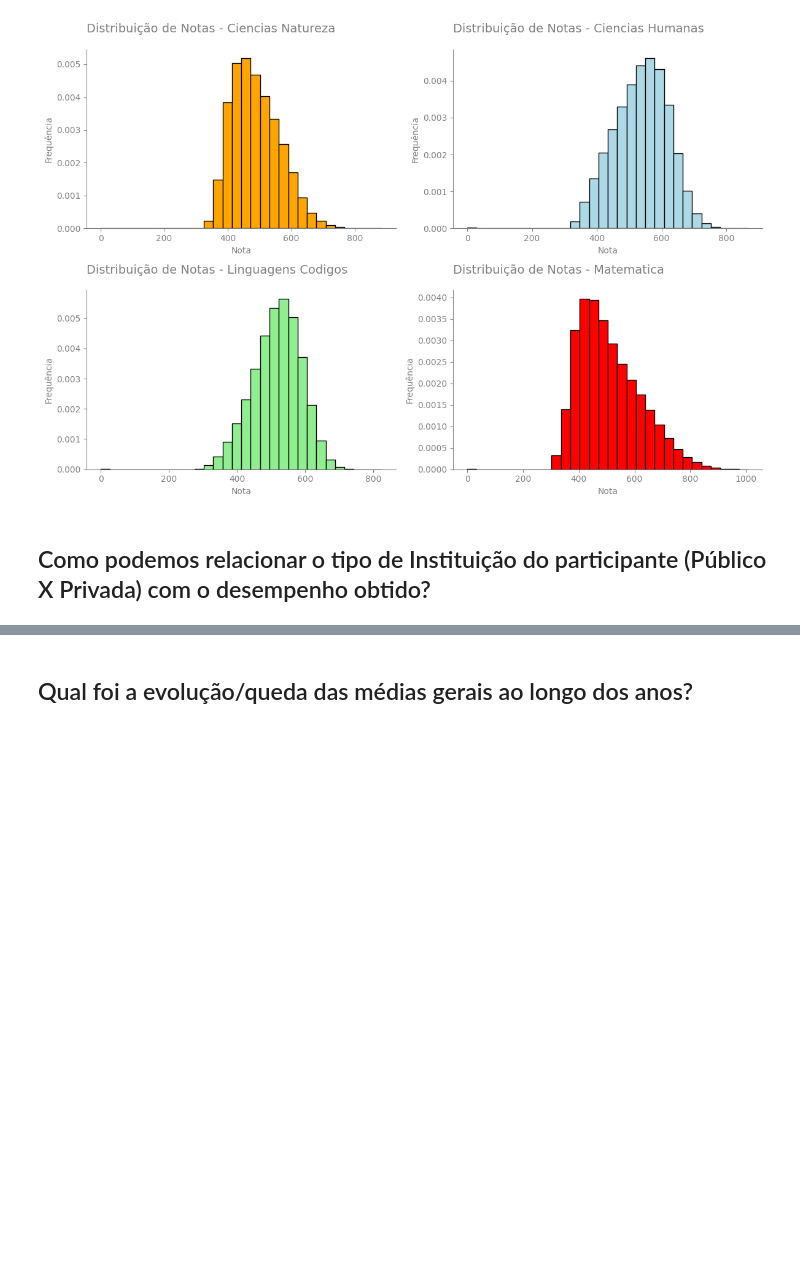
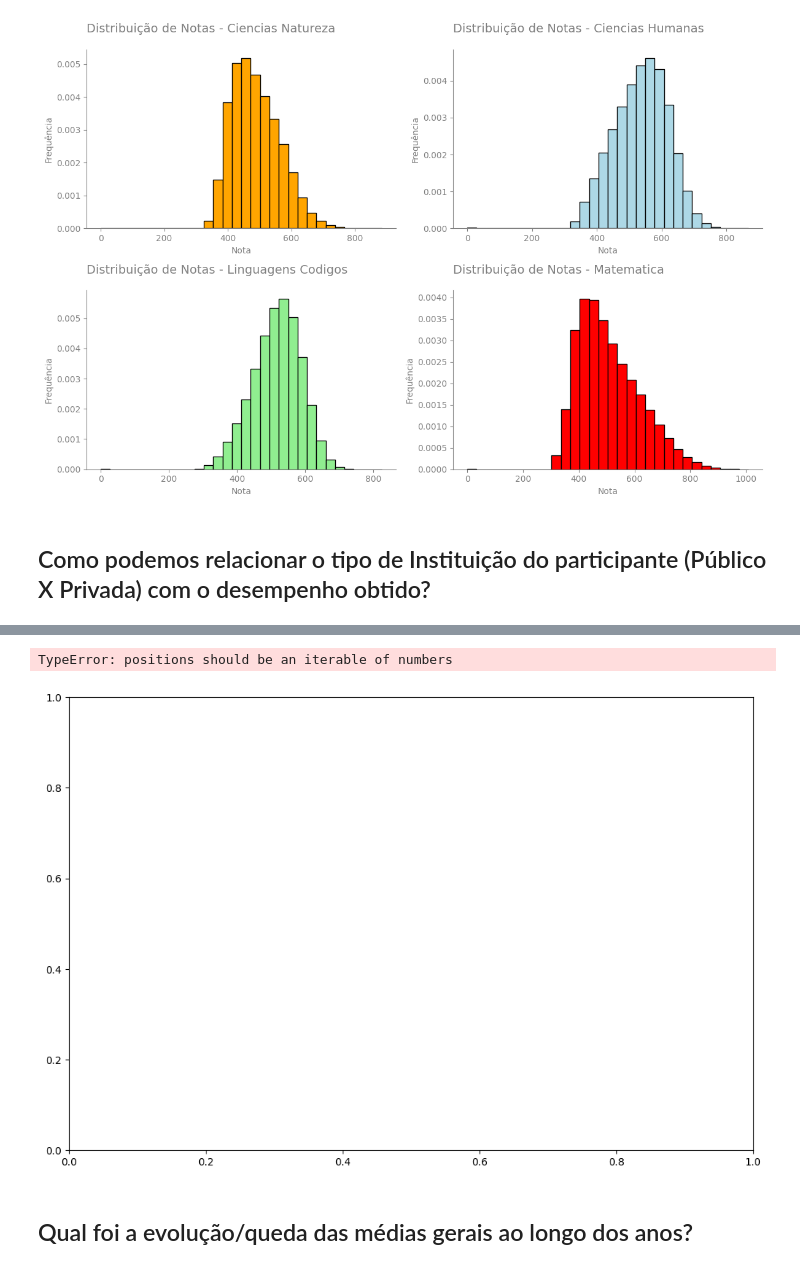
Before and after one commit to LiamFer/ENEM-Analysis, a Jupyter notebook: main_analysis.ipynb, the cells around one changed output, grey strips where cells are left out. Drawn from its saved outputs; the diff is of its cells as text; code cells hidden in the pictures; blank space fills up the shorter version.

```diff
--- a/main_analysis.ipynb
+++ b/main_analysis.ipynb
@@ -423,3 +453,22 @@ enem.shape
+# %%
+# Configurando o tamanho da figura
+plt.figure(figsize=(12, 8))
+
+# Iterando sobre cada ano único no DataFrame
+for ano in institutionalBased_grades['Tipo_Escola'].unique():
+    # Filtrando o DataFrame para o ano específico
+    dados_ano = institutionalBased_grades[institutionalBased_grades['Tipo_Escola'] == ano]
+
+    # Criando um boxplot para o ano
+    plt.boxplot(dados_ano['Matematica'], positions=[ano], showfliers=True, widths=0.7)
+
+# Adicionando rótulos e legendas
+plt.title('Boxplot da Nota Total por Ano')
+plt.xlabel('Nota Total')
+plt.ylabel('Ano')
+# %% [output]
+TypeError: positions should be an iterable of numbers
+[figure, added]
 # %% [markdown]
 ## Qual foi a evolução/queda das médias gerais ao longo dos anos?
 # %%
```
Also changed, not shown: parts of 5 cells of this notebook, 1 other file.
